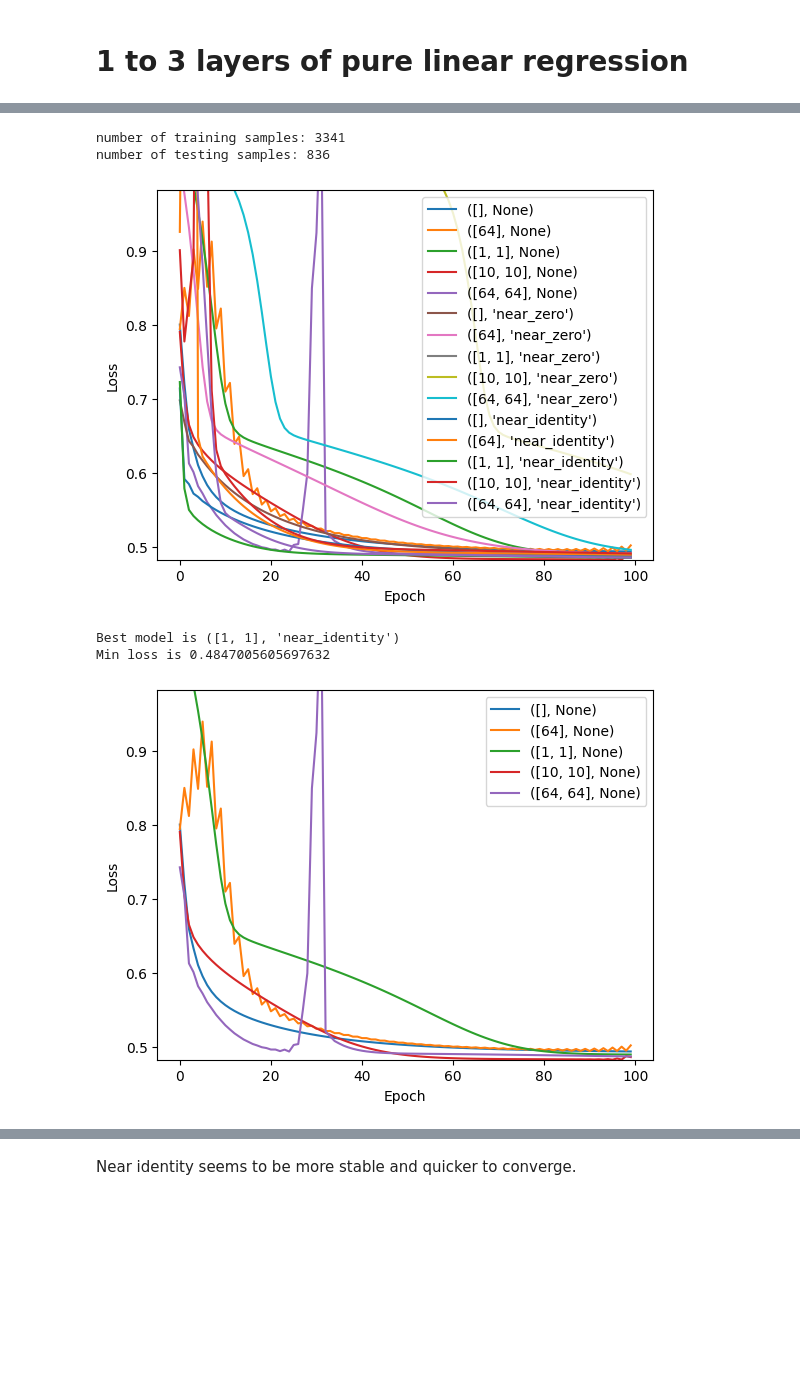
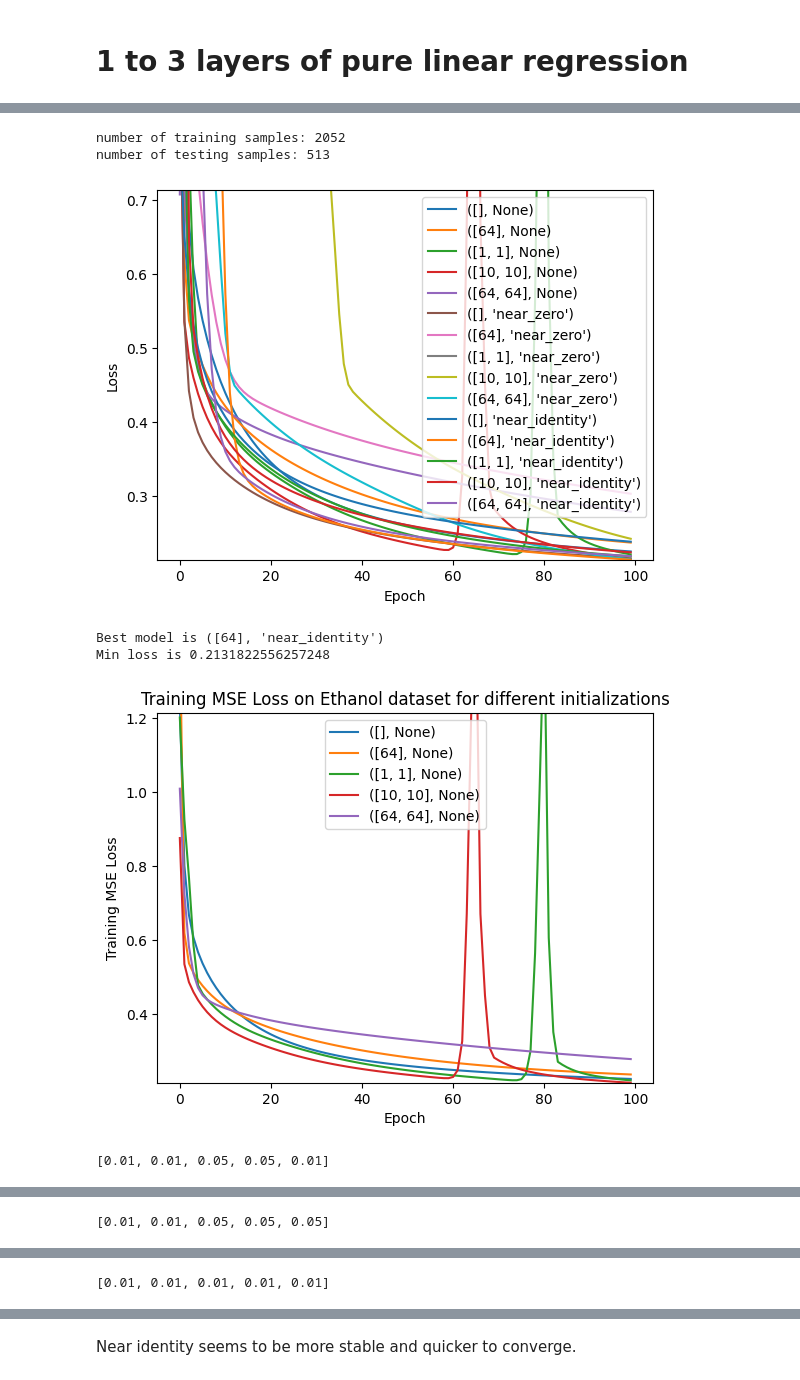
Before and after one commit to clementw168/Implicit-acceleration-by-overparametrization, a Jupyter notebook: tabular_data.ipynb, the cells around one changed output, grey strips where cells are left out. Drawn from its saved outputs; the diff is of its cells as text; code cells hidden in the pictures; blank space fills up the shorter version.

```diff
--- a/tabular_data.ipynb
+++ b/tabular_data.ipynb
@@ -9,20 +6,23 @@ The autoreload extension is already loaded. To reload it, use:
 # %%
 from src.training import lr_grid
 from src.models import LinearRegressionModel
-from src.dataset import get_abalone_dataloaders
-from src.constants import ABALONE_TOTAL_FEATURES
+from src.dataset import get_tabular_dataloaders
+from src.constants import ABALONE_TOTAL_FEATURES, ETHANOL_TOTAL_FEATURES
 from tqdm import tqdm
 
 import torch
 
-lr_grid_values = [0.00001, 0.00005, 0.0001,0.0005, 0.001, 0.005 , 0.01, 0.05, 0.1,0.5,1]
+is_abalone = False
+total_num_features = ABALONE_TOTAL_FEATURES if is_abalone else ETHANOL_TOTAL_FEATURES
+
+lr_grid_values = [0.00001, 0.00005, 0.0001,0.0005, 0.001, 0.005 , 0.01]
 
 device = torch.device("cuda" if torch.cuda.is_available() else "cpu")
 
-train_loader, test_loader = get_abalone_dataloaders(batch_size=-1, num_workers=4, pin_memory=True)
+train_loader, test_loader = get_tabular_dataloaders(is_abalone=is_abalone, batch_size=-1, num_workers=4, pin_memory=True)
 
 model = LinearRegressionModel(
-    input_dim=ABALONE_TOTAL_FEATURES,
+    input_dim=total_num_features,
     output_dim=1,
     hidden_dim=[],
     relu_activation=False,
@@ -32,7 +32,7 @@ model.to(device)
 
 loss = torch.nn.MSELoss()
 
-train_loss_list, val_loss_list, val_metric_list = lr_grid(
+train_loss_list, val_loss_list, val_metric_list, best_lr_index = lr_grid(
     model, train_loader, test_loader, loss, loss, lr_grid_values, 100, device
 )
 # %% [output]
@@ -123,16 +128,19 @@ Min loss is 0.48524779081344604
 
 from src.training import lr_grid
 from src.models import LinearRegressionModel
-from src.dataset import get_abalone_dataloaders
-from src.constants import ABALONE_TOTAL_FEATURES
+from src.dataset import get_tabular_dataloaders
+from src.constants import ABALONE_TOTAL_FEATURES, ETHANOL_TOTAL_FEATURES
 
 import torch
 
-lr_grid_values = [0.00001, 0.00005, 0.0001,0.0005, 0.001, 0.005 , 0.01, 0.05, 0.1]
+is_abalone = False
+total_num_features = ABALONE_TOTAL_FEATURES if is_abalone else ETHANOL_TOTAL_FEATURES
+
+lr_grid_values = [0.00001, 0.00005, 0.0001,0.0005, 0.001, 0.005 , 0.01, 0.05]
 
 device = torch.device("cuda" if torch.cuda.is_available() else "cpu")
 
-train_loader, test_loader = get_abalone_dataloaders(batch_size=-1, num_workers=4, pin_memory=True)
+train_loader, test_loader = get_tabular_dataloaders(is_abalone=is_abalone, batch_size=-1, num_workers=0, pin_memory=True)
 
 hidden_dim_init_list = [
     ([], None),
@@ -159,7 +167,7 @@ hidden_dim_init_list = [
 ]
 
 models = [LinearRegressionModel(
-    input_dim=ABALONE_TOTAL_FEATURES,
+    input_dim=total_num_features,
     output_dim=1,
     hidden_dim=hidden_dim,
     relu_activation=False,
@@ -167,50 +175,56 @@ models = [LinearRegressionModel(
 ) for hidden_dim, init in hidden_dim_init_list]
 
 val_loss_models = []
+best_lr_index_list = []
 for model in models:
     model.to(device)
 
     loss = torch.nn.MSELoss()
 
-    train_loss_list, val_loss_list, val_metric_list = lr_grid(
+    train_loss_list, val_loss_list, val_metric_list, best_lr_index = lr_grid(
         model, train_loader, test_loader, loss, loss, lr_grid_values, 100, device, optimizer_type="SGD"
     )
-    val_loss_models.append(val_loss_list)
+    val_loss_models.append(train_loss_list)
+    best_lr_index_list.append(best_lr_index)
 
 
 import matplotlib.pyplot as plt
 import numpy as np
 
 for i, val_loss in enumerate(val_loss_models):
     plt.plot(val_loss, label=str(hidden_dim_init_list[i]))
 
 plt.xlabel("Epoch")
 plt.ylabel("Loss")
 min_value = min(min(val_loss) for val_loss in val_loss_models)
 plt.ylim(min_value,min_value+0.5)
 plt.legend()
 plt.show()
 
 print("Best model is", hidden_dim_init_list[np.argmin([val_loss[-1] for val_loss in val_loss_models])])
 print("Min loss is", min([val_loss[-1] for val_loss in val_loss_models]))
 
 
 n_init = 5
 separate_val_loss = [val_loss_models[:5], val_loss_models[5:10], val_loss_models[10:]]
+separate_lr_index = [best_lr_index_list[:5], best_lr_index_list[5:10], best_lr_index_list[10:]]
 for k, val_loss_group in enumerate(separate_val_loss):
     for i, val_loss_ in enumerate(val_loss_group):
         plt.plot(val_loss_, label=str(hidden_dim_init_list[k*n_init + i]))
 
     plt.xlabel("Epoch")
-    plt.ylabel("Loss")
+    plt.ylabel("Training MSE Loss")
     min_value = min(min(val_loss_) for val_loss_ in val_loss_group)
-    plt.ylim(min_value,min_value+0.5)
+    plt.ylim(min_value,min_value+1)
     plt.legend()
+    plt.title(f"Training MSE Loss on {'Abalone dataset' if is_abalone else 'Ethanol dataset'} for different initializations")
     plt.show()
+    print(separate_lr_index[k])
 # %% [output]
-number of training samples: 3341
-number of testing samples: 836
+number of training samples: 2052
+number of testing samples: 513
-[figure, old version]
+[figure, new version]
-Best model is ([1, 1], 'near_identity')
-Min loss is 0.4847005605697632
+Best model is ([64], 'near_identity')
+Min loss is 0.2131822556257248
-[figure, old version]
+[figure, new version]
+[0.01, 0.01, 0.05, 0.05, 0.01]
@@ -217,0 +232 @@ Min loss is 0.4847005605697632
+[0.01, 0.01, 0.05, 0.05, 0.05]
@@ -218,0 +234 @@ Min loss is 0.4847005605697632
+[0.01, 0.01, 0.01, 0.01, 0.01]
```
Also changed, not shown: parts of 10 cells of this notebook, 3 other files.
